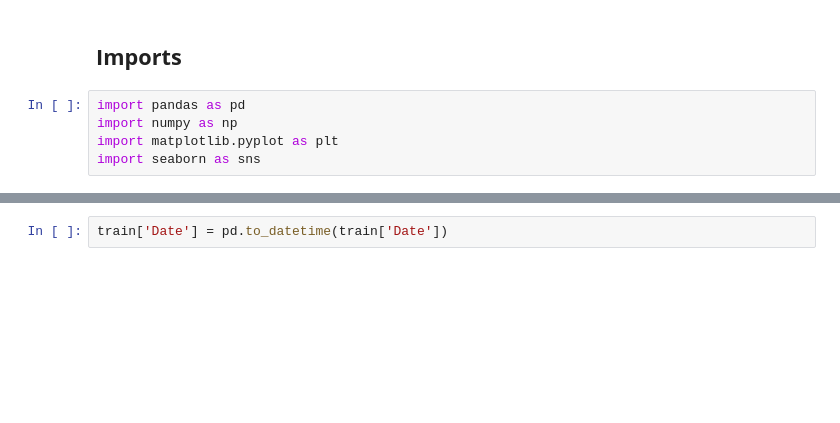
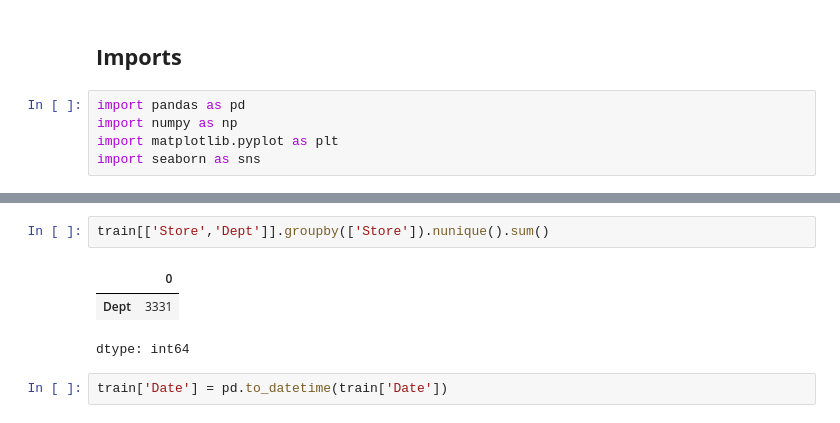
Before and after one commit to azhgh22/Walmart-Recruiting-Store-Sales-Forecasting, a Jupyter notebook: notebooks/statistical.ipynb, the cells around one changed output, grey strips where cells are left out. Cells and saved outputs as stored; diff of their text form; blank space fills up the shorter version.

```diff
--- a/notebooks/statistical.ipynb
+++ b/notebooks/statistical.ipynb
@@ -64,2 +83,8 @@ train = pd.read_csv(TRAIN_PATH)
+# %%
+train[['Store','Dept']].groupby(['Store']).nunique().sum()
+# %% [output]
+|  | 0 |
+| Dept | 3331 |
+dtype: int64
 # %%
 train['Date'] = pd.to_datetime(train['Date'])
```
Also changed, not shown: parts of 20 cells of this notebook.
